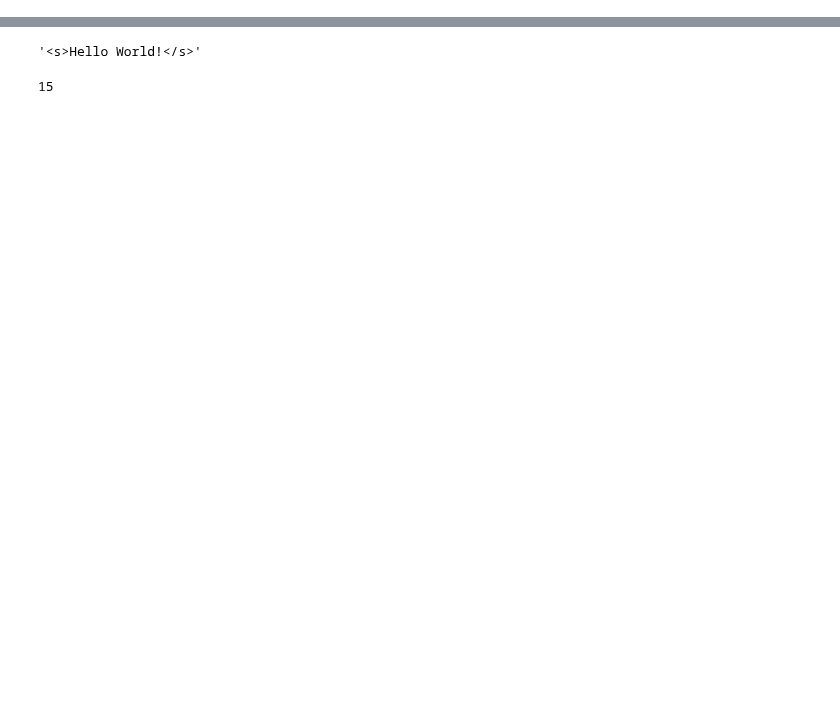
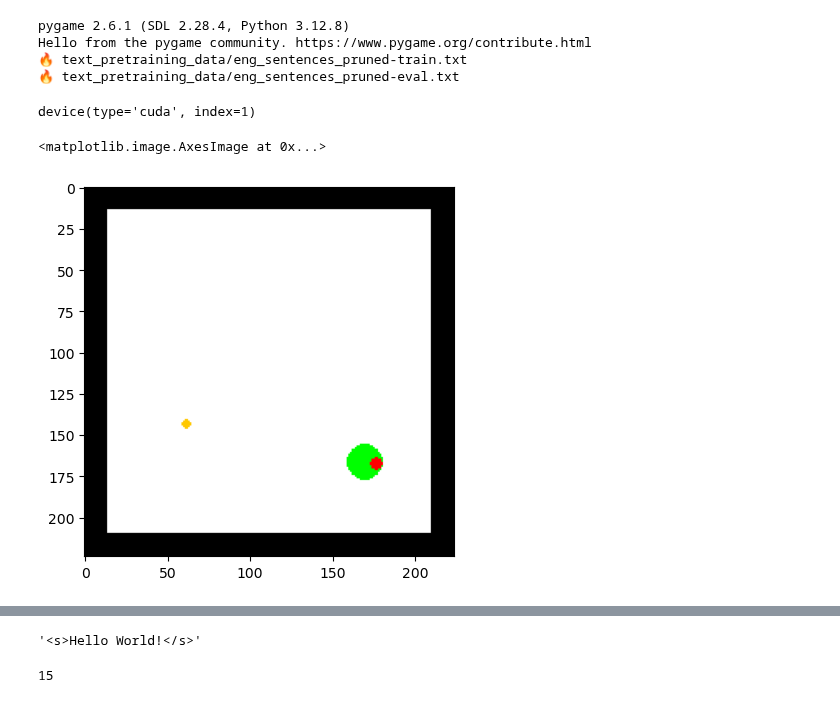
Before and after one commit to atbolsh/TransformerHomunculus, a Jupyter notebook: Widget_Interface_RoughDraft.ipynb, the cells around one changed output, grey strips where cells are left out. Saved outputs shown, nothing was run; the diff lists cells and outputs as text; code cells hidden in the pictures; blank space fills up the shorter version.

Commit message:
examining failed training; first Widget practical use

```diff
--- a/Widget_Interface_RoughDraft.ipynb
+++ b/Widget_Interface_RoughDraft.ipynb
@@ -4,3 +1,19 @@
+# %%
+#### FIRST 4 CELLS: specify frameworks, external imports, and the exact brain checkpoint used.
+# The other cells specify funcs for the widget, which is at the bottom
+# did you remember to change the 'device' in general_framework.py ?
+from tutorialQA_framework import *
+from tutorial1_framework import *
+# add more here, or comment out
+
+device = torch.device('cuda:1') # let's use the alligator GPU
+device
+# %% [output]
+pygame 2.6.1 (SDL 2.28.4, Python 3.12.8)
+Hello from the pygame community. https://www.pygame.org/contribute.html
+🔥 text_pretraining_data/eng_sentences_pruned-train.txt
+🔥 text_pretraining_data/eng_sentences_pruned-eval.txt
+device(type='cuda', index=1)
 # %%
 from visual_transformer import *
 from visual_transformer.enhanced_model import *
@@ -6,0 +27,22 @@ from visual_transformer.enhanced_model import *
+# %%
+# Some other elements to use
+
+from game import *
+
+game_settings = BIG_tool_use_advanced_2_5
+game_settings.gameSize = 224 # for compatibility with brain's expected size
+G = discreteGame(game_settings)
+
+####
+
+#For this time:
+def reset_G():
+    global G
+    G = discreteGame(G.random_bare_settings(gameSize=224, max_agent_offset=0.5))
+# %%
+import matplotlib.pyplot as plt
+reset_G()
+plt.imshow(G.getData())
+# %% [output]
+<matplotlib.image.AxesImage at 0x...>
+[figure, added]
```
Also changed, not shown: parts of 11 cells of this notebook, 2 other files.
